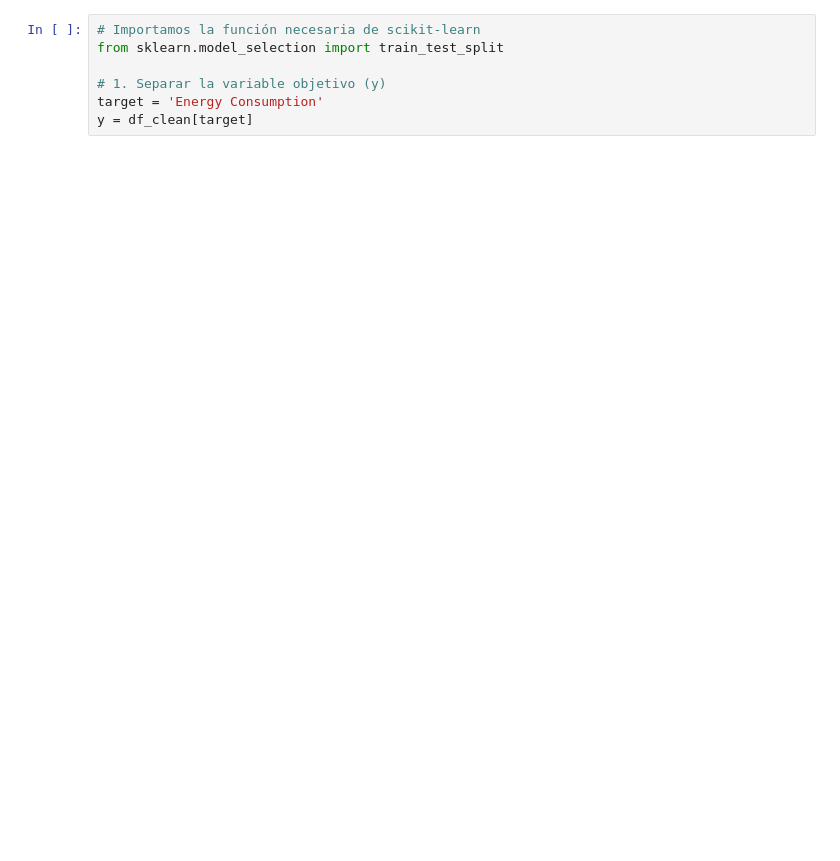
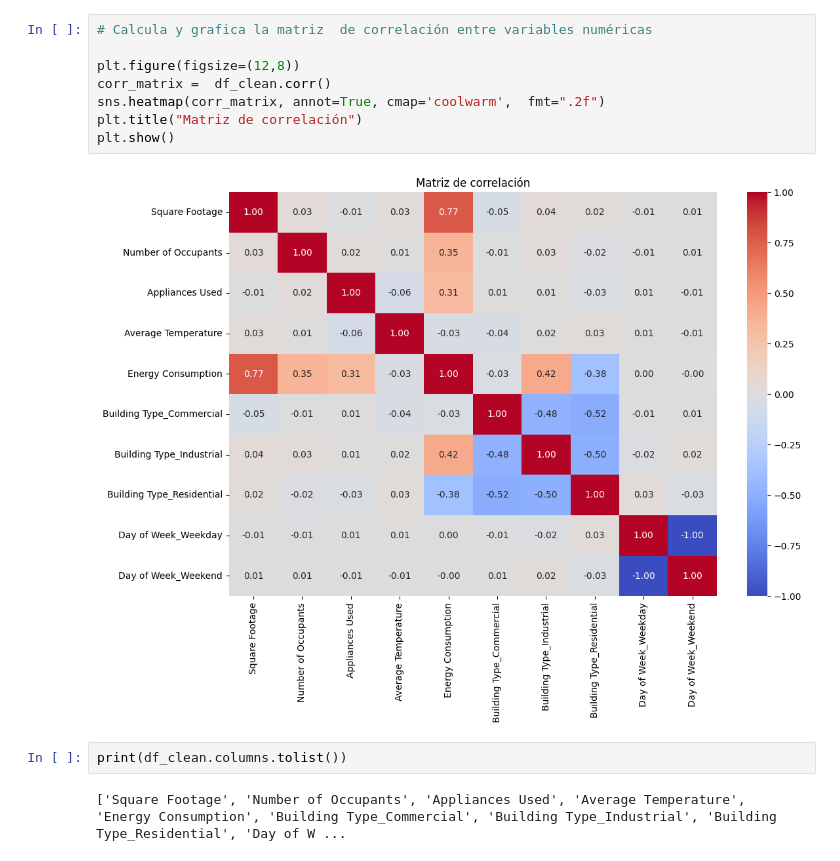
Before and after one commit to Factoria-F5-madrid/Project-Regression-Equipo-2, a Jupyter notebook: notebook/linear_regression.ipynb, the cells around one changed output. Cells and saved outputs as stored; diff of their text form; blank space fills up the shorter version.

```diff
--- a/notebook/linear_regression.ipynb
+++ b/notebook/linear_regression.ipynb
@@ -54,7 +86,14 @@ df_clean
 # %%
-# Importamos la función necesaria de scikit-learn
-from sklearn.model_selection import train_test_split
+# Calcula y grafica la matriz  de correlación entre variables numéricas
 
-# 1. Separar la variable objetivo (y)
-target = 'Energy Consumption'
-y = df_clean[target]
+plt.figure(figsize=(12,8))
+corr_matrix =  df_clean.corr()
+sns.heatmap(corr_matrix, annot=True, cmap='coolwarm',  fmt=".2f")
+plt.title("Matriz de correlación")
+plt.show()
+# %% [output]
+[figure, added]
+# %%
+print(df_clean.columns.tolist())
+# %% [output]
+['Square Footage', 'Number of Occupants', 'Appliances Used', 'Average Temperature', 'Energy Consumption', 'Building Type_Commercial', 'Building Type_Industrial', 'Building Type_Residential', 'Day of W ...
```
Also changed, not shown: parts of 18 cells of this notebook, 1 other file.
